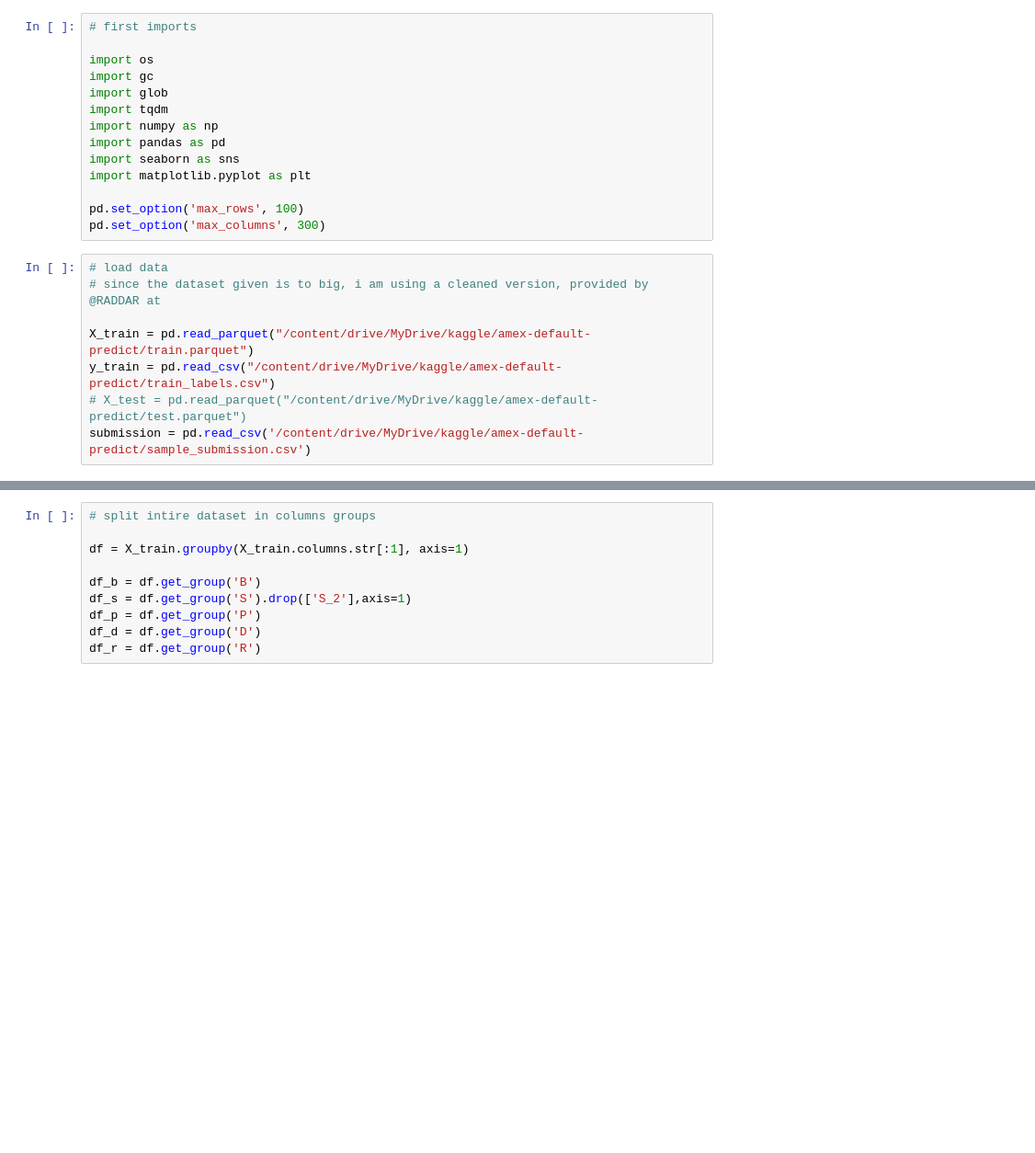
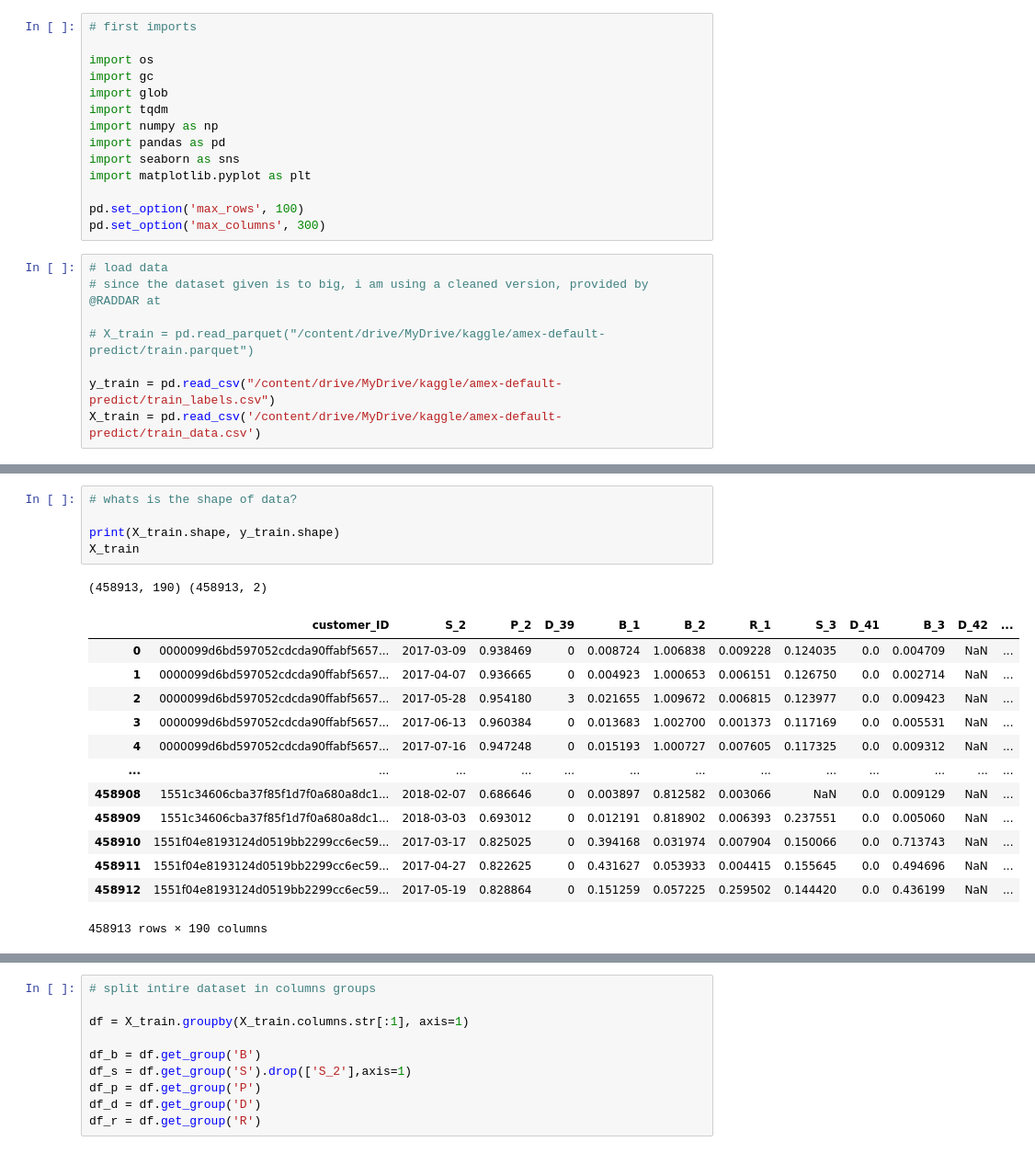
Before and after one commit to eutiagovski/amex-default-predicition, a Jupyter notebook: data-exploring/Amex_Default_Data_Exploring.ipynb, the cells around one changed output, grey strips where cells are left out. Shown at 92% size. Cells and saved outputs as stored; diff of their text form; blank space fills up the shorter version.

```diff
--- a/data-exploring/Amex_Default_Data_Exploring.ipynb
+++ b/data-exploring/Amex_Default_Data_Exploring.ipynb
@@ -18,7 +18,7 @@ pd.set_option('max_columns', 300)
 # load data
 # since the dataset given is to big, i am using a cleaned version, provided by @RADDAR at
 
-X_train = pd.read_parquet("/content/drive/MyDrive/kaggle/amex-default-predict/train.parquet")
+# X_train = pd.read_parquet("/content/drive/MyDrive/kaggle/amex-default-predict/train.parquet")
+
 y_train = pd.read_csv("/content/drive/MyDrive/kaggle/amex-default-predict/train_labels.csv")
-# X_test = pd.read_parquet("/content/drive/MyDrive/kaggle/amex-default-predict/test.parquet")
-submission = pd.read_csv('/content/drive/MyDrive/kaggle/amex-default-predict/sample_submission.csv')
+X_train = pd.read_csv('/content/drive/MyDrive/kaggle/amex-default-predict/train_data.csv')
@@ -25 +32,21 @@ submission = pd.read_csv('/content/drive/MyDrive/kaggle/amex-default-predict/sam
+# %%
+# whats is the shape of data?
+
+print(X_train.shape, y_train.shape)
+X_train
+# %% [output]
+(458913, 190) (458913, 2)
+|  | customer_ID | S_2 | P_2 | D_39 | B_1 | B_2 | R_1 | S_3 | D_41 | B_3 | D_42 | ... |
+| 0 | 0000099d6bd597052cdcda90ffabf5657... | 2017-03-09 | 0.938469 | 0 | 0.008724 | 1.006838 | 0.009228 | 0.124035 | 0.0 | 0.004709 | NaN | ... |
+| 1 | 0000099d6bd597052cdcda90ffabf5657... | 2017-04-07 | 0.936665 | 0 | 0.004923 | 1.000653 | 0.006151 | 0.126750 | 0.0 | 0.002714 | NaN | ... |
+| 2 | 0000099d6bd597052cdcda90ffabf5657... | 2017-05-28 | 0.954180 | 3 | 0.021655 | 1.009672 | 0.006815 | 0.123977 | 0.0 | 0.009423 | NaN | ... |
+| 3 | 0000099d6bd597052cdcda90ffabf5657... | 2017-06-13 | 0.960384 | 0 | 0.013683 | 1.002700 | 0.001373 | 0.117169 | 0.0 | 0.005531 | NaN | ... |
+| 4 | 0000099d6bd597052cdcda90ffabf5657... | 2017-07-16 | 0.947248 | 0 | 0.015193 | 1.000727 | 0.007605 | 0.117325 | 0.0 | 0.009312 | NaN | ... |
+| ... | ... | ... | ... | ... | ... | ... | ... | ... | ... | ... | ... | ... |
+| 458908 | 1551c34606cba37f85f1d7f0a680a8dc1... | 2018-02-07 | 0.686646 | 0 | 0.003897 | 0.812582 | 0.003066 | NaN | 0.0 | 0.009129 | NaN | ... |
+| 458909 | 1551c34606cba37f85f1d7f0a680a8dc1... | 2018-03-03 | 0.693012 | 0 | 0.012191 | 0.818902 | 0.006393 | 0.237551 | 0.0 | 0.005060 | NaN | ... |
+| 458910 | 1551f04e8193124d0519bb2299cc6ec59... | 2017-03-17 | 0.825025 | 0 | 0.394168 | 0.031974 | 0.007904 | 0.150066 | 0.0 | 0.713743 | NaN | ... |
+| 458911 | 1551f04e8193124d0519bb2299cc6ec59... | 2017-04-27 | 0.822625 | 0 | 0.431627 | 0.053933 | 0.004415 | 0.155645 | 0.0 | 0.494696 | NaN | ... |
+| 458912 | 1551f04e8193124d0519bb2299cc6ec59... | 2017-05-19 | 0.828864 | 0 | 0.151259 | 0.057225 | 0.259502 | 0.144420 | 0.0 | 0.436199 | NaN | ... |
+458913 rows × 190 columns
 # %%
```
Also changed, not shown: parts of 17 cells of this notebook.
